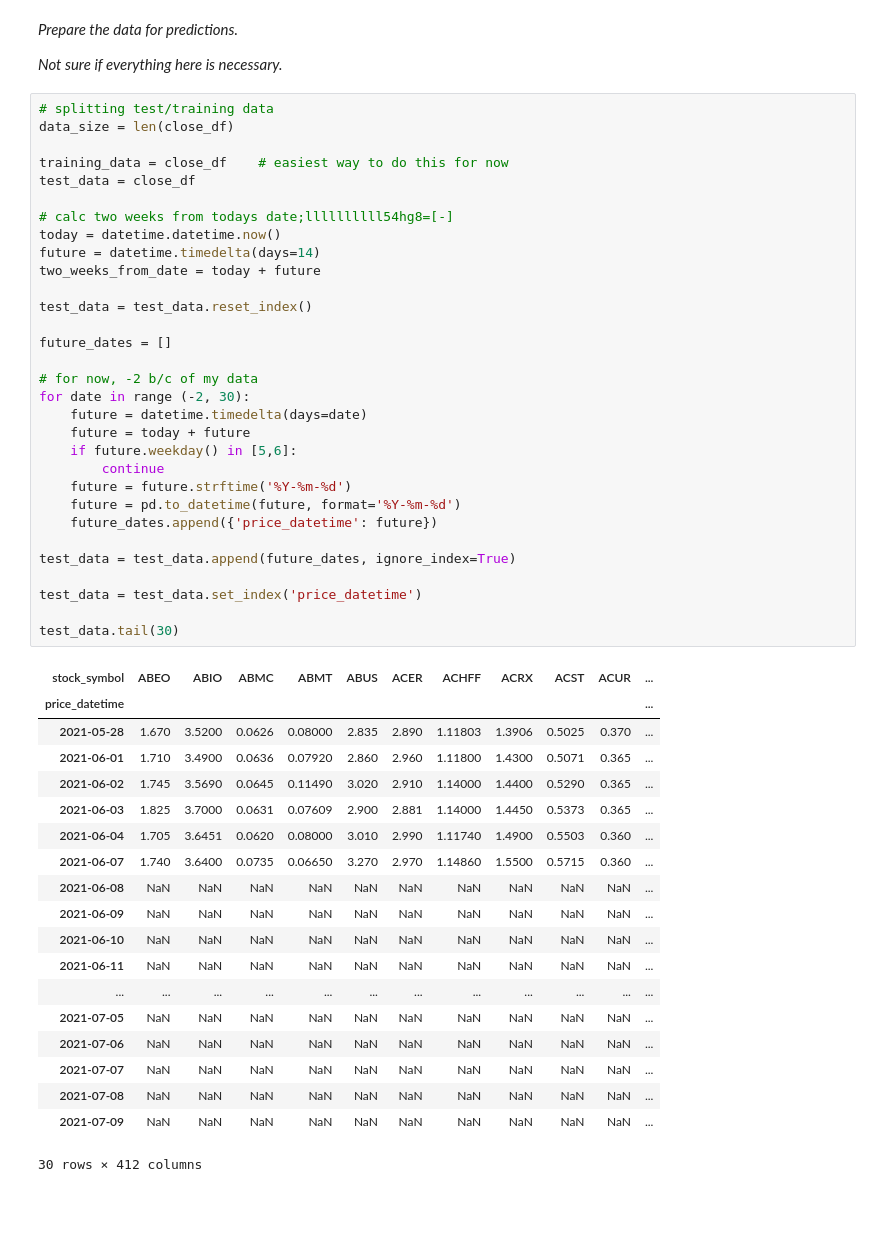
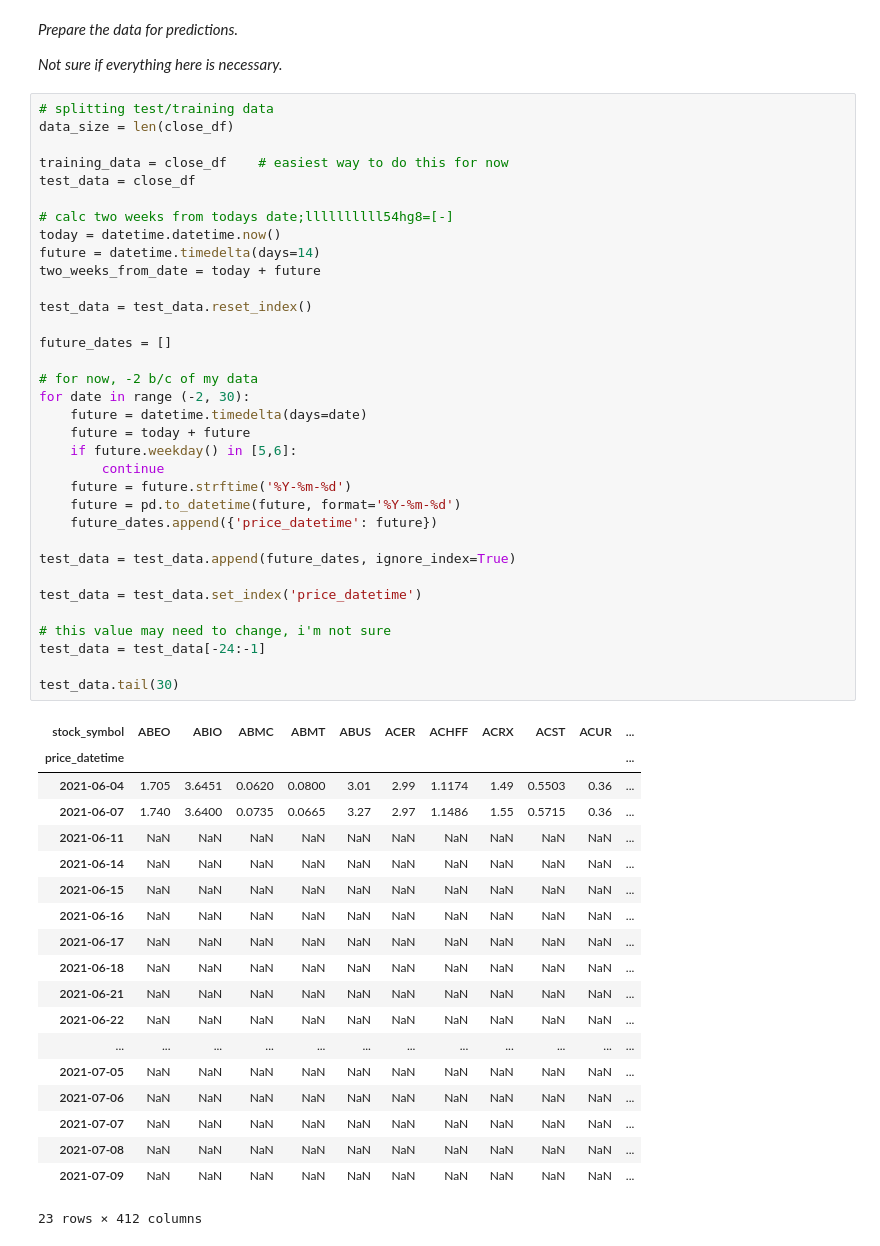
Before and after one commit to jmacdonald2010/stock-prediction, a Jupyter notebook: mlTests03_EOD.ipynb, the cells around one changed output. Cells and saved outputs as stored; diff of their text form; blank space fills up the shorter version.

```diff
--- a/mlTests03_EOD.ipynb
+++ b/mlTests03_EOD.ipynb
@@ -1211,47 +1197,50 @@ data_size = len(close_df)
 training_data = close_df    # easiest way to do this for now
 test_data = close_df
 
 # calc two weeks from todays date;llllllllll54hg8=[-]
 today = datetime.datetime.now()
 future = datetime.timedelta(days=14)
 two_weeks_from_date = today + future
 
 test_data = test_data.reset_index()
 
 future_dates = []
 
 # for now, -2 b/c of my data
 for date in range (-2, 30):
     future = datetime.timedelta(days=date)
     future = today + future
     if future.weekday() in [5,6]:
         continue
     future = future.strftime('%Y-%m-%d')
     future = pd.to_datetime(future, format='%Y-%m-%d')
     future_dates.append({'price_datetime': future})
 
 test_data = test_data.append(future_dates, ignore_index=True)
 
 test_data = test_data.set_index('price_datetime')
 
+# this value may need to change, i'm not sure
+test_data = test_data[-24:-1]
+
 test_data.tail(30)
 # %% [output]
 | stock_symbol | ABEO | ABIO | ABMC | ABMT | ABUS | ACER | ACHFF | ACRX | ACST | ACUR | ... |
 | price_datetime |  |  |  |  |  |  |  |  |  |  | ... |
-| 2021-05-28 | 1.670 | 3.5200 | 0.0626 | 0.08000 | 2.835 | 2.890 | 1.11803 | 1.3906 | 0.5025 | 0.370 | ... |
-| 2021-06-01 | 1.710 | 3.4900 | 0.0636 | 0.07920 | 2.860 | 2.960 | 1.11800 | 1.4300 | 0.5071 | 0.365 | ... |
-| 2021-06-02 | 1.745 | 3.5690 | 0.0645 | 0.11490 | 3.020 | 2.910 | 1.14000 | 1.4400 | 0.5290 | 0.365 | ... |
-| 2021-06-03 | 1.825 | 3.7000 | 0.0631 | 0.07609 | 2.900 | 2.881 | 1.14000 | 1.4450 | 0.5373 | 0.365 | ... |
-| 2021-06-04 | 1.705 | 3.6451 | 0.0620 | 0.08000 | 3.010 | 2.990 | 1.11740 | 1.4900 | 0.5503 | 0.360 | ... |
-| 2021-06-07 | 1.740 | 3.6400 | 0.0735 | 0.06650 | 3.270 | 2.970 | 1.14860 | 1.5500 | 0.5715 | 0.360 | ... |
-| 2021-06-08 | NaN | NaN | NaN | NaN | NaN | NaN | NaN | NaN | NaN | NaN | ... |
-| 2021-06-09 | NaN | NaN | NaN | NaN | NaN | NaN | NaN | NaN | NaN | NaN | ... |
-| 2021-06-10 | NaN | NaN | NaN | NaN | NaN | NaN | NaN | NaN | NaN | NaN | ... |
+| 2021-06-04 | 1.705 | 3.6451 | 0.0620 | 0.0800 | 3.01 | 2.99 | 1.1174 | 1.49 | 0.5503 | 0.36 | ... |
+| 2021-06-07 | 1.740 | 3.6400 | 0.0735 | 0.0665 | 3.27 | 2.97 | 1.1486 | 1.55 | 0.5715 | 0.36 | ... |
 | 2021-06-11 | NaN | NaN | NaN | NaN | NaN | NaN | NaN | NaN | NaN | NaN | ... |
+| 2021-06-14 | NaN | NaN | NaN | NaN | NaN | NaN | NaN | NaN | NaN | NaN | ... |
+| 2021-06-15 | NaN | NaN | NaN | NaN | NaN | NaN | NaN | NaN | NaN | NaN | ... |
+| 2021-06-16 | NaN | NaN | NaN | NaN | NaN | NaN | NaN | NaN | NaN | NaN | ... |
+| 2021-06-17 | NaN | NaN | NaN | NaN | NaN | NaN | NaN | NaN | NaN | NaN | ... |
+| 2021-06-18 | NaN | NaN | NaN | NaN | NaN | NaN | NaN | NaN | NaN | NaN | ... |
+| 2021-06-21 | NaN | NaN | NaN | NaN | NaN | NaN | NaN | NaN | NaN | NaN | ... |
+| 2021-06-22 | NaN | NaN | NaN | NaN | NaN | NaN | NaN | NaN | NaN | NaN | ... |
 | ... | ... | ... | ... | ... | ... | ... | ... | ... | ... | ... | ... |
 | 2021-07-05 | NaN | NaN | NaN | NaN | NaN | NaN | NaN | NaN | NaN | NaN | ... |
 | 2021-07-06 | NaN | NaN | NaN | NaN | NaN | NaN | NaN | NaN | NaN | NaN | ... |
 | 2021-07-07 | NaN | NaN | NaN | NaN | NaN | NaN | NaN | NaN | NaN | NaN | ... |
 | 2021-07-08 | NaN | NaN | NaN | NaN | NaN | NaN | NaN | NaN | NaN | NaN | ... |
 | 2021-07-09 | NaN | NaN | NaN | NaN | NaN | NaN | NaN | NaN | NaN | NaN | ... |
-30 rows × 412 columns
+23 rows × 412 columns
```
Also changed, not shown: parts of 22 cells of this notebook, 3 other files.
